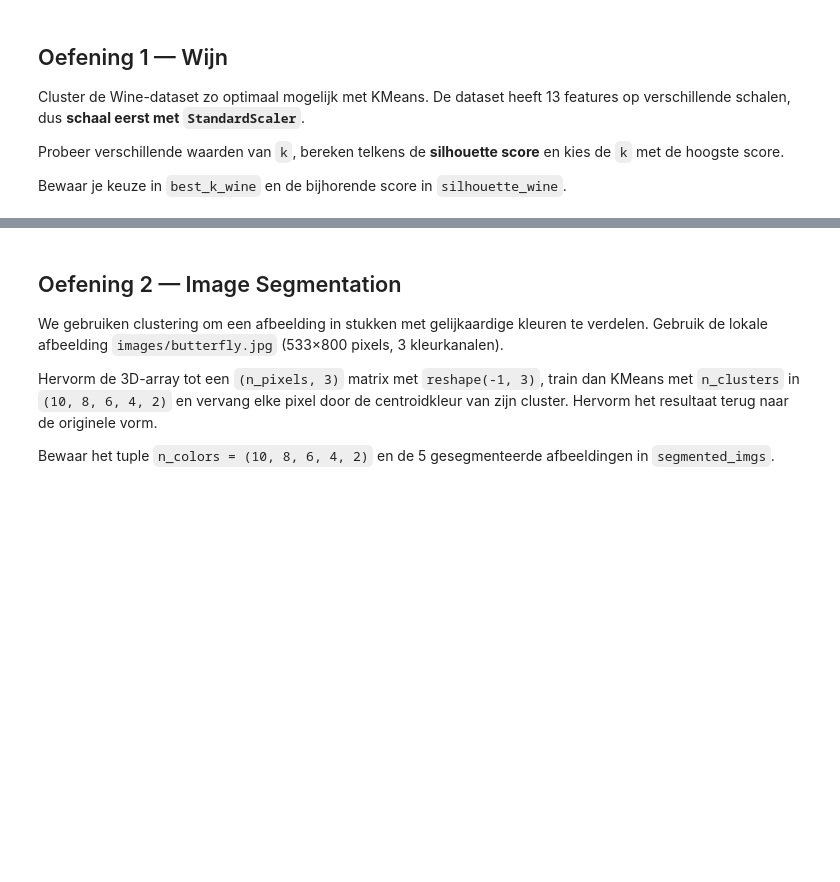
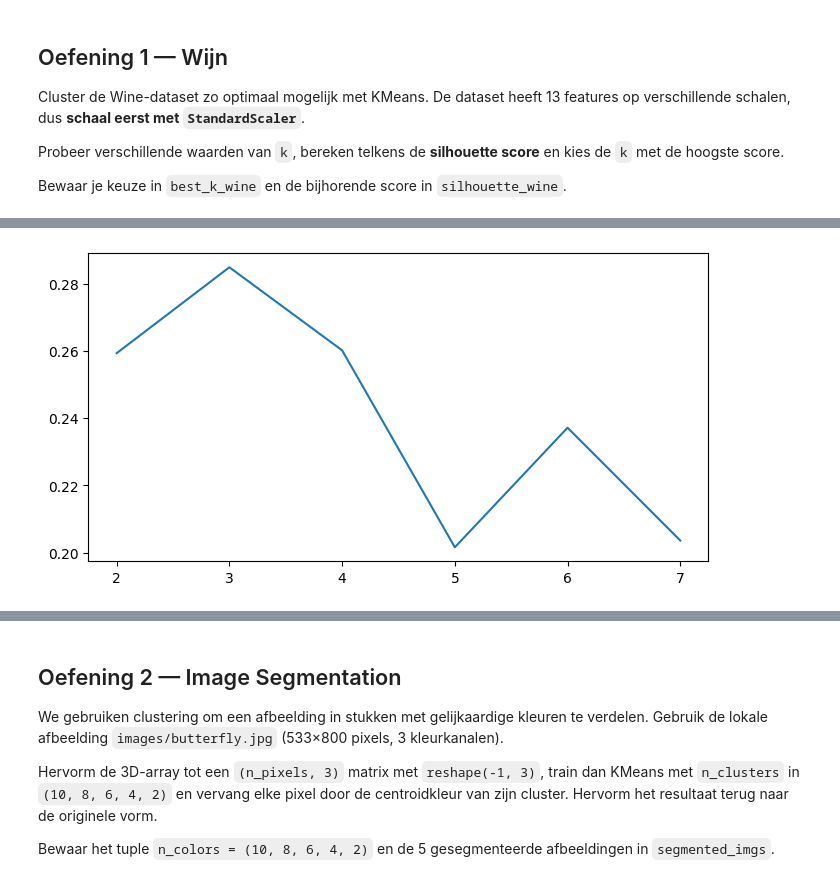
Before and after one commit to SaminHafizi21/ML-Algo-student, a Jupyter notebook: exercises_with_checks/week06/kmeans_dbscan_checkpoint_opgave.ipynb, the cells around one changed output, grey strips where cells are left out. Drawn from its saved outputs; the diff is of its cells as text; code cells hidden in the pictures; blank space fills up the shorter version.

```diff
--- a/exercises_with_checks/week06/kmeans_dbscan_checkpoint_opgave.ipynb
+++ b/exercises_with_checks/week06/kmeans_dbscan_checkpoint_opgave.ipynb
@@ -45,3 +45,26 @@ data_scaled = scaler.fit_transform(data)
 # TODO: bereken voor elke k in range(2, 8) de silhouette score (KMeans met
 # random_state=42, n_init=10). Bewaar de k met de hoogste score in best_k_wine
 # en die score in silhouette_wine.
+
+from sklearn.metrics import silhouette_score
+import matplotlib.pyplot as plt
+
+silhouette_scores = []
+best_sil_score = -1
+best_k_wine = 2
+
+for k in range(2,8):
+    kmeans = KMeans(n_clusters=k, random_state=42, n_init=10)
+    y_pred = kmeans.fit_predict(data_scaled)
+
+    score = silhouette_score(data_scaled, y_pred)
+    silhouette_scores.append(score)
+
+    if score > best_sil_score:
+        best_sil_score = score
+        best_k_wine = k
+
+    print(score)
+print()
+print(best_sil_score)
+print(best_k_wine)
@@ -47,0 +81,8 @@ data_scaled = scaler.fit_transform(data)
+# %%
+plt.figure(figsize=(8,4))
+
+plt.plot(list(range(2, 8)), silhouette_scores)
+
+plt.show()
+# %% [output]
+[figure, added]
```
Also changed, not shown: parts of 8 cells of this notebook, 26 other files.
